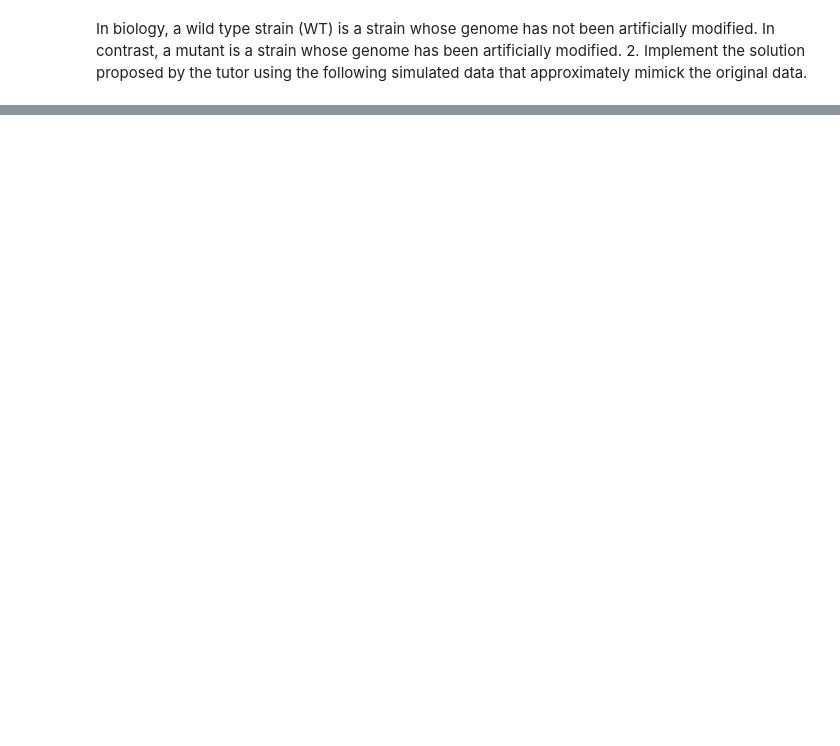
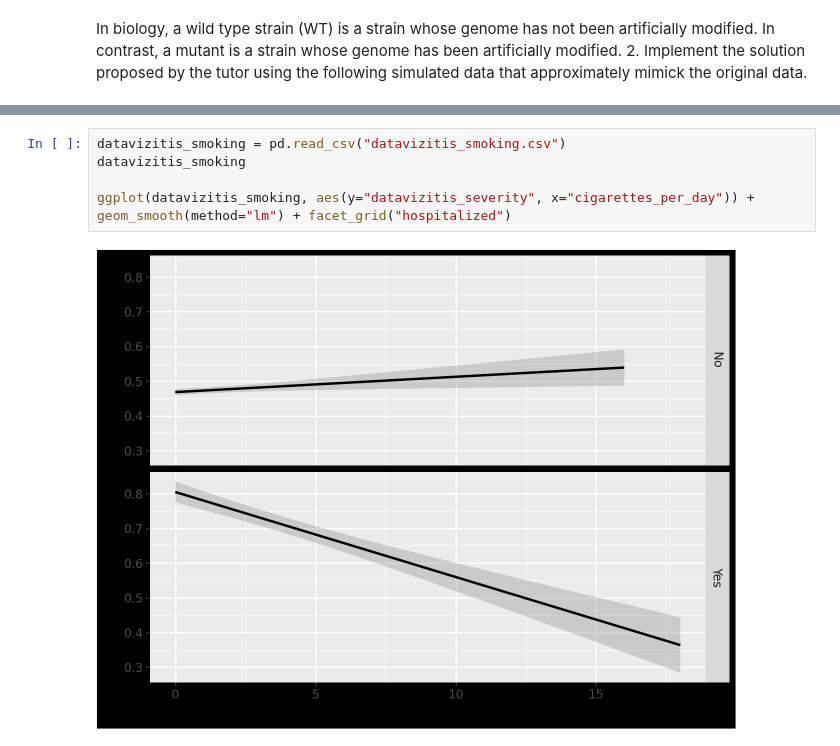
Before and after one commit to areiljan/DataScience, a Jupyter notebook: EX6/6.ipynb, the cells around one changed output, grey strips where cells are left out. Cells and saved outputs as stored; diff of their text form; blank space fills up the shorter version.

```diff
--- a/EX6/6.ipynb
+++ b/EX6/6.ipynb
@@ -75,0 +151,7 @@ ggplot(dt, aes(x="mutants", y="pro_uptake")) + geom_count() + geom_bar(stat="sum
+# %%
+datavizitis_smoking = pd.read_csv("datavizitis_smoking.csv")
+datavizitis_smoking
+
+ggplot(datavizitis_smoking, aes(y="datavizitis_severity", x="cigarettes_per_day")) + geom_smooth(method="lm") + facet_grid("hospitalized")
+# %% [output]
+[figure, added]
```
Also changed, not shown: parts of 12 cells of this notebook.
